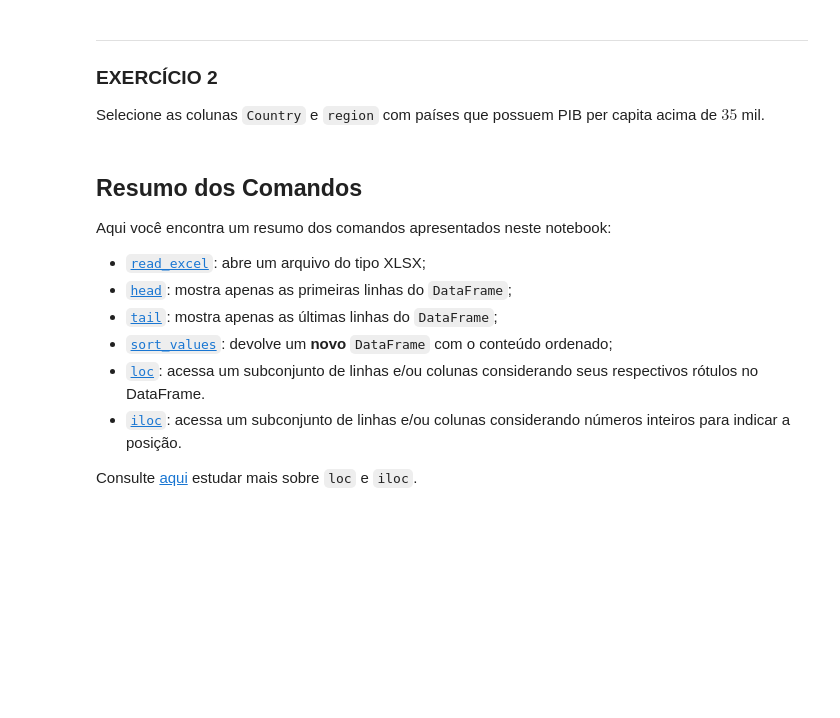
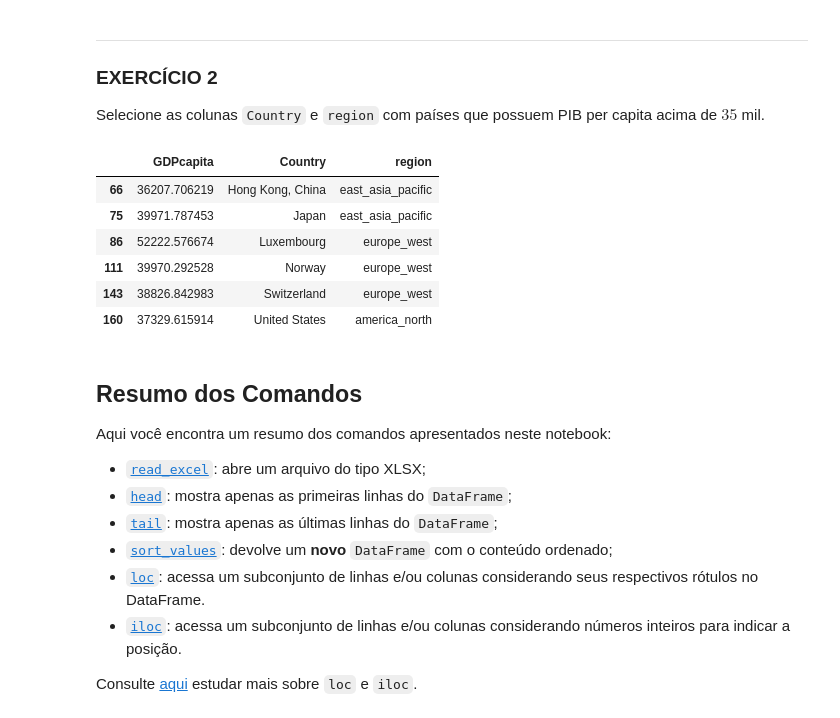
Before and after one commit to rodrigogapires/CD21-1, a Jupyter notebook: aula01/Aula01_Atividade_ExploratoriaManipularDF.ipynb, the cells around one changed output. Drawn from its saved outputs; the diff is of its cells as text; code cells hidden in the pictures; blank space fills up the shorter version.

```diff
--- a/aula01/Aula01_Atividade_ExploratoriaManipularDF.ipynb
+++ b/aula01/Aula01_Atividade_ExploratoriaManipularDF.ipynb
@@ -329,3 +636,13 @@ Selecione as colunas `Country` e `region` com países que possuem PIB per capita
+# %%
+dados.loc[dados['GDPcapita'] > 35000, ['GDPcapita', 'Country', 'region']]
+# %% [output]
+|  | GDPcapita | Country | region |
+| 66 | 36207.706219 | Hong Kong, China | east_asia_pacific |
+| 75 | 39971.787453 | Japan | east_asia_pacific |
+| 86 | 52222.576674 | Luxembourg | europe_west |
+| 111 | 39970.292528 | Norway | europe_west |
+| 143 | 38826.842983 | Switzerland | europe_west |
+| 160 | 37329.615914 | United States | america_north |
 # %% [markdown]
 <div id="resumo-comandos"></div>
 
```
Also changed, not shown: parts of 38 cells of this notebook, 1 other file.
